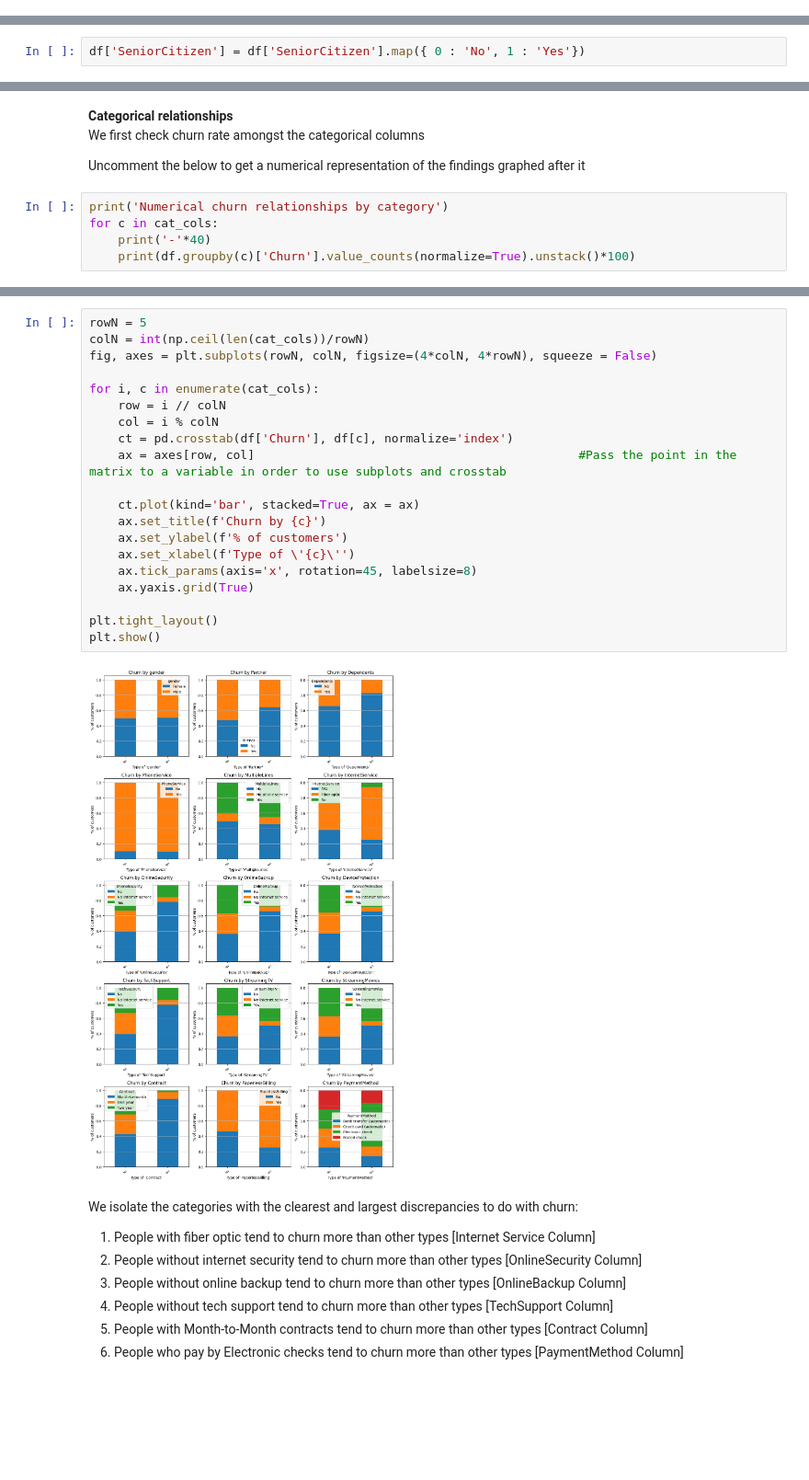
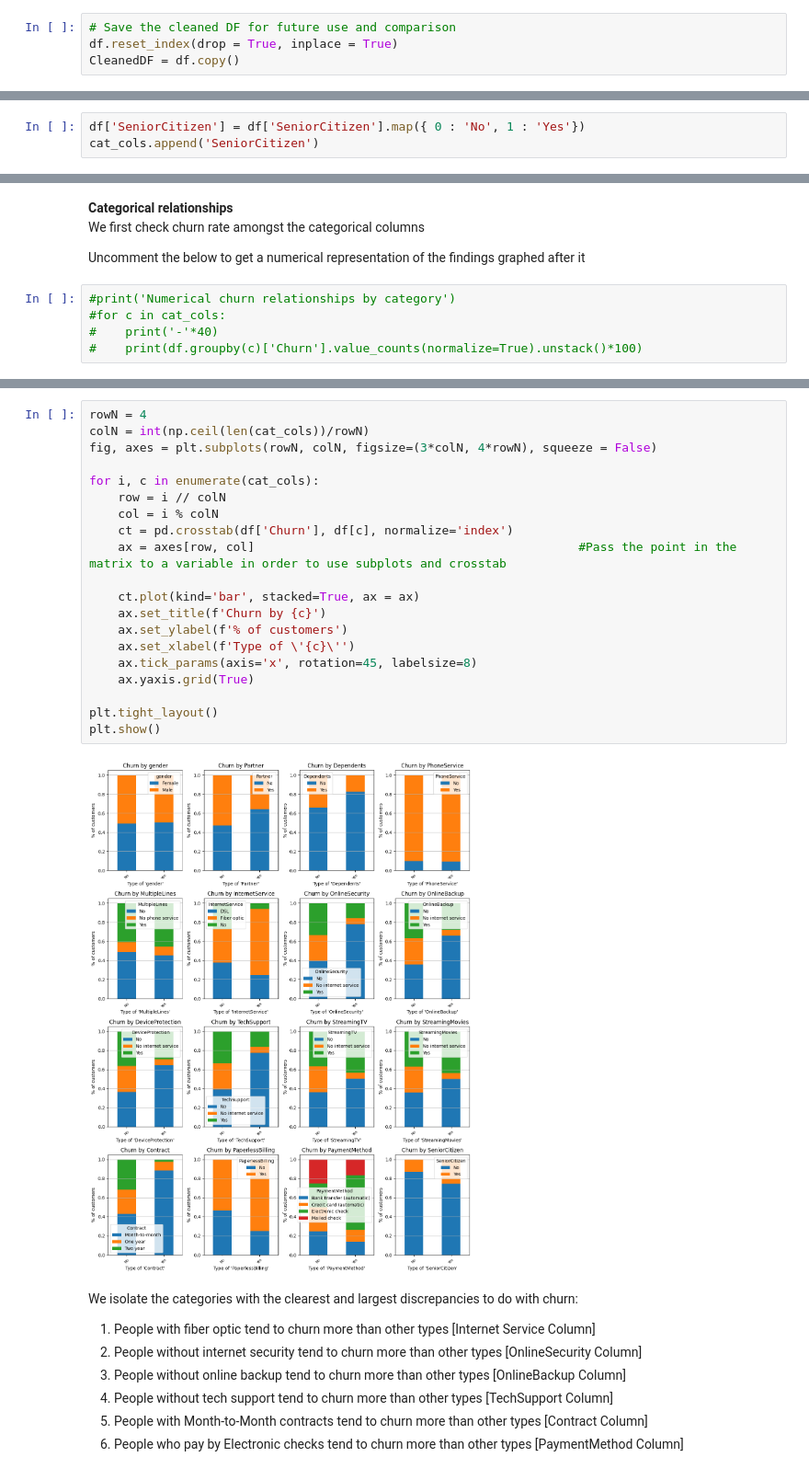
Before and after one commit to UIghodaro/vanilla-NN-Numpy-w-EDA, a Jupyter notebook: Exploratory Data Analysis/EDA.ipynb, the cells around one changed output, grey strips where cells are left out. Shown at 92% size. Saved outputs shown, nothing was run; the diff lists cells and outputs as text; blank space fills up the shorter version.

```diff
--- a/Exploratory Data Analysis/EDA.ipynb
+++ b/Exploratory Data Analysis/EDA.ipynb
@@ -401,6 +400,10 @@ df.head()
 | 2 | Male | 0 | No | No | 2 | Yes | No | DSL | ... |
 | 3 | Male | 0 | No | No | 45 | No | No phone service | DSL | ... |
 | 4 | Female | 0 | No | No | 2 | Yes | No | Fiber optic | ... |
+# %%
+# Save the cleaned DF for future use and comparison
+df.reset_index(drop = True, inplace = True)
+CleanedDF = df.copy()
 # %% [markdown]
 ---
 
@@ -444,6 +447,7 @@ plt.show()
 Senior Citizen is not shown here due to currently being a numeric column. We therefore create a different plot for it.
 # %%
 df['SeniorCitizen'] = df['SeniorCitizen'].map({ 0 : 'No', 1 : 'Yes'})
+cat_cols.append('SeniorCitizen')
 # %%
 df['SeniorCitizen'].value_counts().plot(kind = 'barh', title = 'SeniorCitizen', figsize=(2,2))
 plt.show()
@@ -504,7 +508,7 @@ We first check churn rate amongst the categorical columns
 
 Uncomment the below to get a numerical representation of the findings graphed after it
 # %%
-print('Numerical churn relationships by category')
-for c in cat_cols:
-    print('-'*40)
-    print(df.groupby(c)['Churn'].value_counts(normalize=True).unstack()*100)
+#print('Numerical churn relationships by category')
+#for c in cat_cols:
+#    print('-'*40)
+#    print(df.groupby(c)['Churn'].value_counts(normalize=True).unstack()*100)
@@ -529,25 +515,25 @@ Mailed check               80.798005  19.201995
 # %%
-rowN = 5
+rowN = 4
 colN = int(np.ceil(len(cat_cols))/rowN)
-fig, axes = plt.subplots(rowN, colN, figsize=(4*colN, 4*rowN), squeeze = False)
+fig, axes = plt.subplots(rowN, colN, figsize=(3*colN, 4*rowN), squeeze = False)
 
 for i, c in enumerate(cat_cols):
     row = i // colN
     col = i % colN
     ct = pd.crosstab(df['Churn'], df[c], normalize='index')
     ax = axes[row, col]                                             #Pass the point in the matrix to a variable in order to use subplots and crosstab
 
     ct.plot(kind='bar', stacked=True, ax = ax)
     ax.set_title(f'Churn by {c}')
     ax.set_ylabel(f'% of customers')
     ax.set_xlabel(f'Type of \'{c}\'')
     ax.tick_params(axis='x', rotation=45, labelsize=8)
     ax.yaxis.grid(True)
 
 plt.tight_layout()
 plt.show()
 # %% [output]
-[figure, old version]
+[figure, new version]
 # %% [markdown]
 We isolate the categories with the clearest and largest discrepancies to do with churn:
 1. People with fiber optic tend to churn more than other types [Internet Service Column]
```
Also changed, not shown: parts of 9 cells of this notebook, 4 other files.
